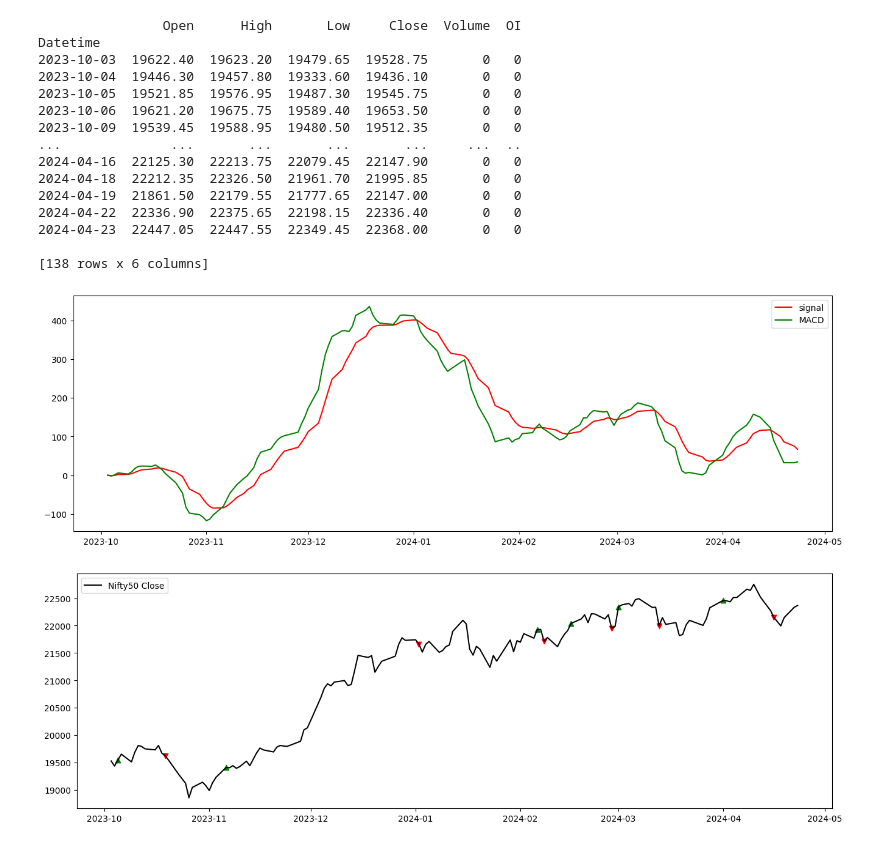
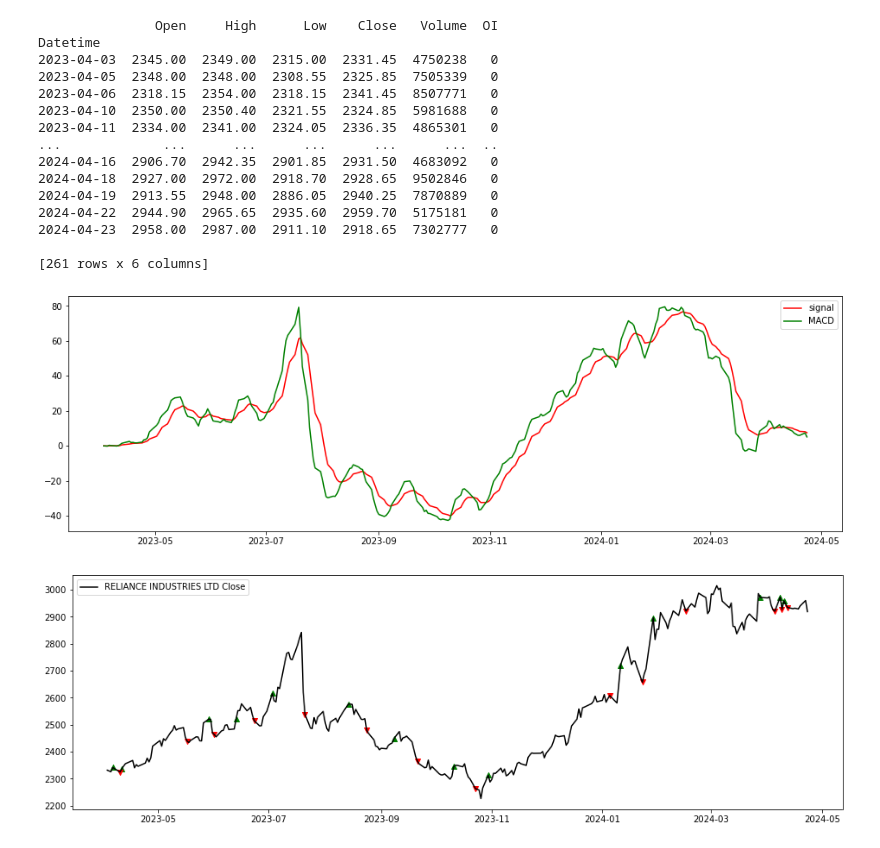
Before and after one commit to siddhantgavand12/-MACD-Based-Stock-Market-Signal-System, a Jupyter notebook: MACD UPSTOCKS.ipynb, the cells around one changed output. Saved outputs shown, nothing was run; the diff lists cells and outputs as text; code cells hidden in the pictures.

Commit message:
Prediction for Reliance

```diff
--- a/MACD UPSTOCKS.ipynb
+++ b/MACD UPSTOCKS.ipynb
@@ -7,7 +7,7 @@ import datetime
 #FETCHING DAILY DATA
 current_date = datetime.date.today()
 
-url = f'https://api.upstox.com/v2/historical-candle/NSE_INDEX|Nifty 50/day/{current_date}/2023-10-01'
+url = f'https://api.upstox.com/v2/historical-candle/NSE_EQ|INE002A01018/day/{current_date}/2023-04-01'
 headers = {
     'Accept': 'application/json'
 }
@@ -18,7 +18,6 @@ response = requests.get(url, headers=headers)
 if response.status_code == 200:
     # Do something with the response data (e.g., print it)
     df = response.json()
-    df
 else:
     # Print an error message if the request was not successful
     print(f"Error: {response.status_code} - {response.text}")
@@ -43,21 +43,21 @@ df = df.iloc[::-1]
 # Display the updated DataFrame
 print(df)
 # %% [output]
-                Open      High       Low     Close  Volume  OI
+               Open     High      Low    Close   Volume  OI
 Datetime
-2023-10-03  19622.40  19623.20  19479.65  19528.75       0   0
-2023-10-04  19446.30  19457.80  19333.60  19436.10       0   0
-2023-10-05  19521.85  19576.95  19487.30  19545.75       0   0
-2023-10-06  19621.20  19675.75  19589.40  19653.50       0   0
-2023-10-09  19539.45  19588.95  19480.50  19512.35       0   0
-...              ...       ...       ...       ...     ...  ..
-2024-04-16  22125.30  22213.75  22079.45  22147.90       0   0
-2024-04-18  22212.35  22326.50  21961.70  21995.85       0   0
-2024-04-19  21861.50  22179.55  21777.65  22147.00       0   0
-2024-04-22  22336.90  22375.65  22198.15  22336.40       0   0
-2024-04-23  22447.05  22447.55  22349.45  22368.00       0   0
+2023-04-03  2345.00  2349.00  2315.00  2331.45  4750238   0
+2023-04-05  2348.00  2348.00  2308.55  2325.85  7505339   0
+2023-04-06  2318.15  2354.00  2318.15  2341.45  8507771   0
+2023-04-10  2350.00  2350.40  2321.55  2324.85  5981688   0
+2023-04-11  2334.00  2341.00  2324.05  2336.35  4865301   0
+...             ...      ...      ...      ...      ...  ..
+2024-04-16  2906.70  2942.35  2901.85  2931.50  4683092   0
+2024-04-18  2927.00  2972.00  2918.70  2928.65  9502846   0
+2024-04-19  2913.55  2948.00  2886.05  2940.25  7870889   0
+2024-04-22  2944.90  2965.65  2935.60  2959.70  5175181   0
+2024-04-23  2958.00  2987.00  2911.10  2918.65  7302777   0
 
-[138 rows x 6 columns]
+[261 rows x 6 columns]
 # %%
 # Function to draw MACD indicator
 def MACD(df):
@@ -77,7 +78,7 @@ plt.plot(df.MACD, label = 'MACD', color = 'green')
 plt.legend()
 plt.show()
 # %% [output]
-[figure, old version]
+[figure, new version]
 # %%
 Buy , Sell = [], []
 
@@ -88,13 +89,14 @@ for i in range (2,len(df)):
         Sell.append(i)
 # %%
 plt.figure(figsize=(16,5))
+
 plt.scatter(df.iloc[Buy].index,df.iloc[Buy].Close,marker = "^", color = 'green')
 plt.scatter(df.iloc[Sell].index,df.iloc[Sell].Close,marker = "v", color = 'red')
-plt.plot(df.Close, label = 'Nifty50 Close', color = 'k')
+plt.plot(df.Close, label = 'RELIANCE INDUSTRIES LTD Close', color = 'k')
 plt.legend()
 plt.show()
 # %% [output]
-[figure, old version]
+[figure, new version]
 # %%
 # BackTesting
 Realbuys = [i for i in Buy]
```
Also changed, not shown: parts of 5 cells of this notebook.
